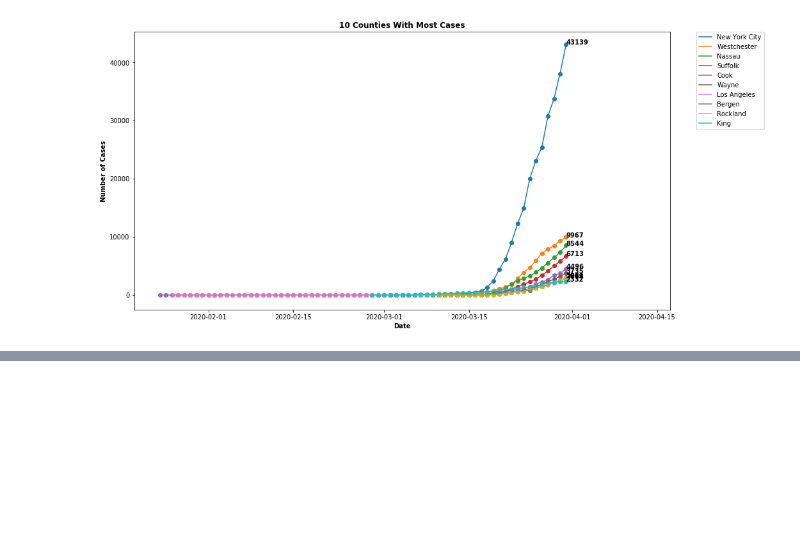
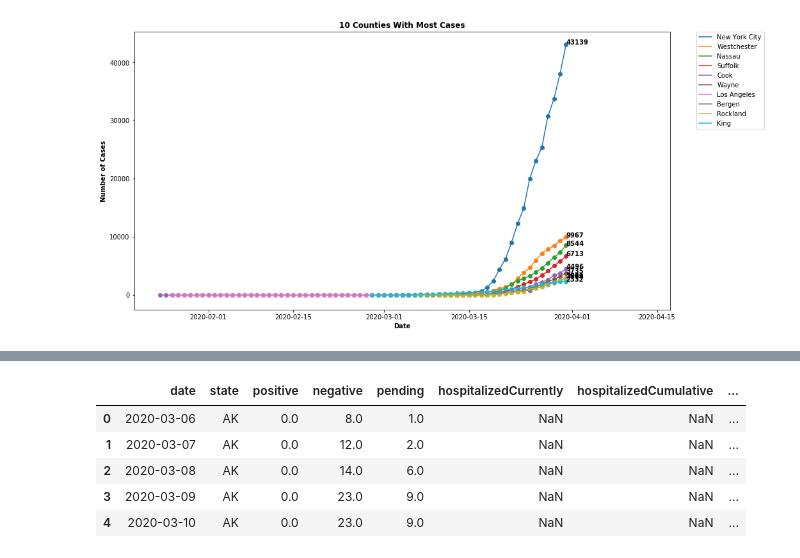
Before and after one commit to asoane34/covid_tracker, a Jupyter notebook: prototype.ipynb, the cells around one changed output, grey strips where cells are left out. Saved outputs shown, nothing was run; the diff lists cells and outputs as text; code cells hidden in the pictures; blank space fills up the shorter version.

```diff
--- a/prototype.ipynb
+++ b/prototype.ipynb
@@ -421,0 +437,11 @@ get_most(counties, 10)
+# %%
+pd.set_option("max.columns", 50)
+
+testing.head()
+# %% [output]
+|  | date | state | positive | negative | pending | hospitalizedCurrently | hospitalizedCumulative | ... |
+| 0 | 2020-03-06 | AK | 0.0 | 8.0 | 1.0 | NaN | NaN | ... |
+| 1 | 2020-03-07 | AK | 0.0 | 12.0 | 2.0 | NaN | NaN | ... |
+| 2 | 2020-03-08 | AK | 0.0 | 14.0 | 6.0 | NaN | NaN | ... |
+| 3 | 2020-03-09 | AK | 0.0 | 23.0 | 9.0 | NaN | NaN | ... |
+| 4 | 2020-03-10 | AK | 0.0 | 23.0 | 9.0 | NaN | NaN | ... |
```
Also changed, not shown: parts of 8 cells of this notebook.
